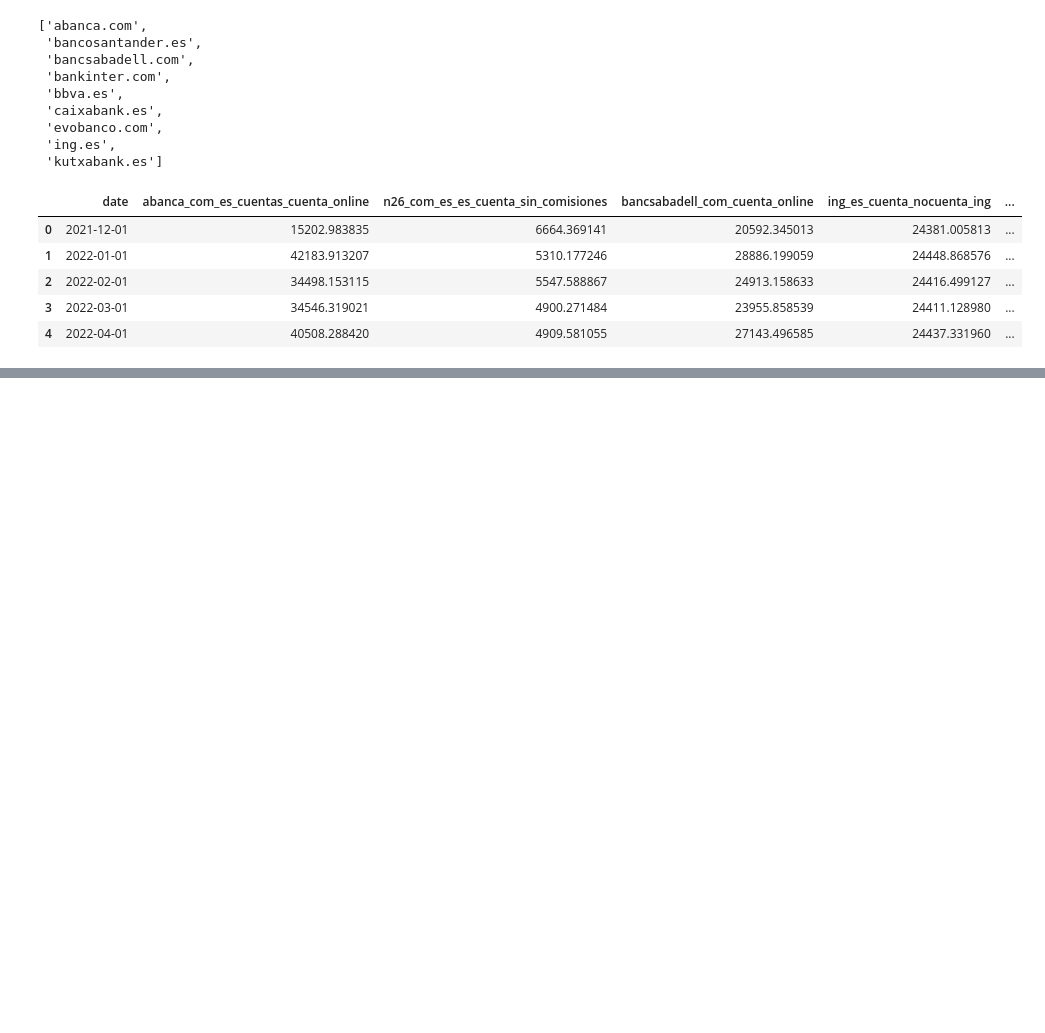
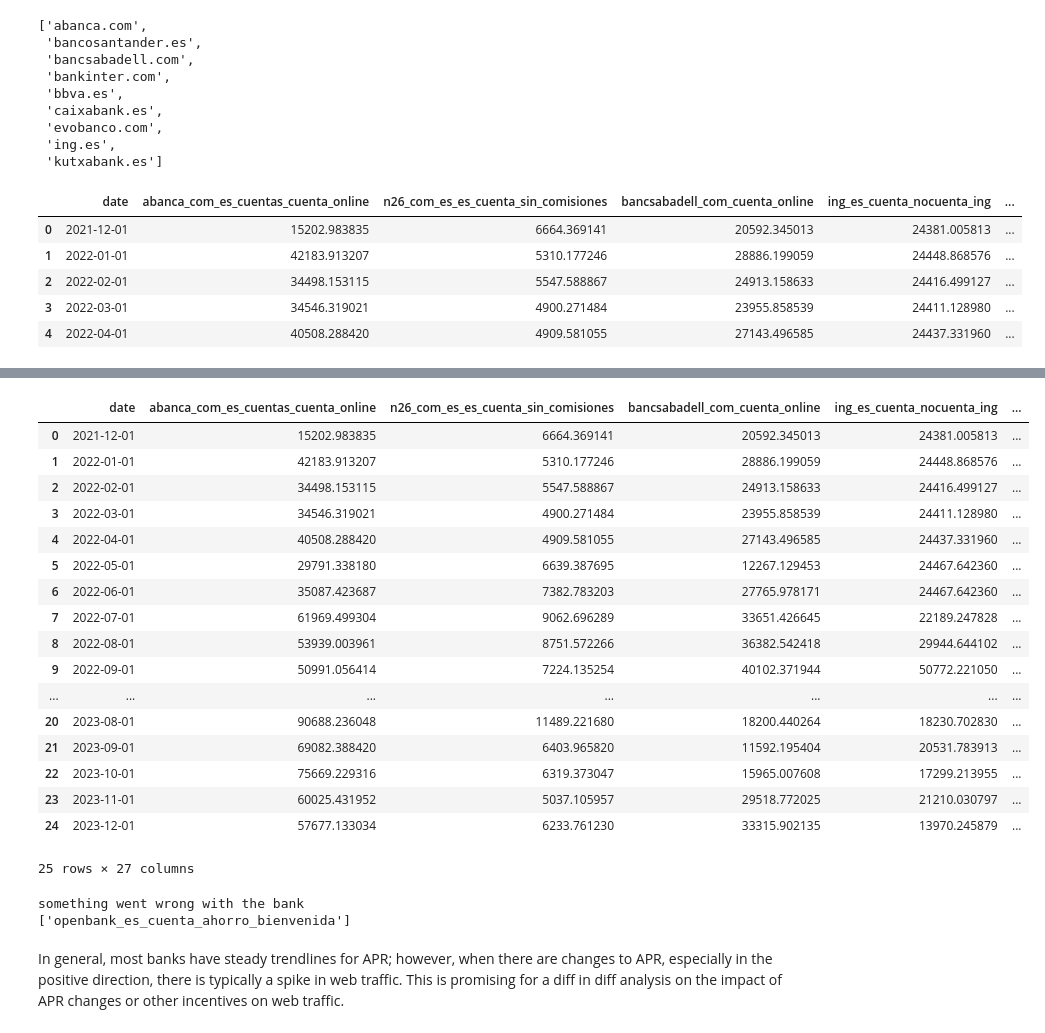
Before and after one commit to agbennett-bse/deloitte_digital_banking, a Jupyter notebook: deloitte_digital_banking/exploratory.ipynb, the cells around one changed output, grey strips where cells are left out. Cells and saved outputs as stored; diff of their text form; code cells hidden in the pictures; blank space fills up the shorter version.

```diff
--- a/deloitte_digital_banking/exploratory.ipynb
+++ b/deloitte_digital_banking/exploratory.ipynb
@@ -546,0 +584,28 @@ target_var_lookups
+# %%
+all_banks = list(set(summaries_data.bank_name))
+target_data = target_var_data.copy()
+
+for bank in all_banks:
+    bank_data = summaries_data.loc[summaries_data.bank_name == bank]
+    target_data = target_data.join((bank_data.set_index(['month', 'year']))['APR.1'], on=['month', 'year'], rsuffix=f'_{bank}')
+
+target_data
+# %% [output]
+|  | date | abanca_com_es_cuentas_cuenta_online | n26_com_es_es_cuenta_sin_comisiones | bancsabadell_com_cuenta_online | ing_es_cuenta_nocuenta_ing | ... |
+| 0 | 2021-12-01 | 15202.983835 | 6664.369141 | 20592.345013 | 24381.005813 | ... |
+| 1 | 2022-01-01 | 42183.913207 | 5310.177246 | 28886.199059 | 24448.868576 | ... |
+| 2 | 2022-02-01 | 34498.153115 | 5547.588867 | 24913.158633 | 24416.499127 | ... |
+| 3 | 2022-03-01 | 34546.319021 | 4900.271484 | 23955.858539 | 24411.128980 | ... |
+| 4 | 2022-04-01 | 40508.288420 | 4909.581055 | 27143.496585 | 24437.331960 | ... |
+| 5 | 2022-05-01 | 29791.338180 | 6639.387695 | 12267.129453 | 24467.642360 | ... |
+| 6 | 2022-06-01 | 35087.423687 | 7382.783203 | 27765.978171 | 24467.642360 | ... |
+| 7 | 2022-07-01 | 61969.499304 | 9062.696289 | 33651.426645 | 22189.247828 | ... |
+| 8 | 2022-08-01 | 53939.003961 | 8751.572266 | 36382.542418 | 29944.644102 | ... |
+| 9 | 2022-09-01 | 50991.056414 | 7224.135254 | 40102.371944 | 50772.221050 | ... |
+| ... | ... | ... | ... | ... | ... | ... |
+| 20 | 2023-08-01 | 90688.236048 | 11489.221680 | 18200.440264 | 18230.702830 | ... |
+| 21 | 2023-09-01 | 69082.388420 | 6403.965820 | 11592.195404 | 20531.783913 | ... |
+| 22 | 2023-10-01 | 75669.229316 | 6319.373047 | 15965.007608 | 17299.213955 | ... |
+| 23 | 2023-11-01 | 60025.431952 | 5037.105957 | 29518.772025 | 21210.030797 | ... |
+| 24 | 2023-12-01 | 57677.133034 | 6233.761230 | 33315.902135 | 13970.245879 | ... |
+25 rows × 27 columns
@@ -546,0 +641,38 @@ target_var_lookups
+# %%
+for bank in all_banks:
+    # plot all columns against the date in a line plot with separate axis for each bank
+    bank_cols = [i for i in target_data.columns if bank in i]
+    fig = make_subplots(specs=[[{"secondary_y": True}]])
+    if len(bank_cols) > 1:
+        for bank_col in bank_cols:
+            if 'APR.1' in bank_col:
+                fig.add_trace(
+                    go.Scatter(x=target_data.date, y=target_data[bank_col], name='APR'),
+                    secondary_y=False,
+                )
+            else:
+                fig.add_trace(
+                    go.Scatter(x=target_data.date, y=target_data[bank_col], name='Site Traffic'),
+                    secondary_y=True,
+                )
+        bank_name = bank_cols[0].split('_')[0]
+        fig.update_layout(
+            title_text=f"Web Traffic vs Cross Visitation - {bank_name}"
+        )
+
+        # Set x-axis title
+        fig.update_xaxes(title_text="Date")
+
+        # Set y-axes titles
+        fig.update_yaxes(title_text="<b>APR</b>", secondary_y=False)
+        fig.update_yaxes(title_text="<b>Web Traffic</b>", secondary_y=True)
+
+        fig.show()
+    else:
+        print('something went wrong with the bank')
+        print(bank_cols)
+# %% [output]
+something went wrong with the bank
+['openbank_es_cuenta_ahorro_bienvenida']
+# %% [markdown]
+In general, most banks have steady trendlines for APR; however, when there are changes to APR, especially in the positive direction, there is typically a spike in web traffic. This is promising for a diff in diff analysis on the impact of APR changes or other incentives on web traffic.
```
Also changed, not shown: parts of 7 cells of this notebook.
